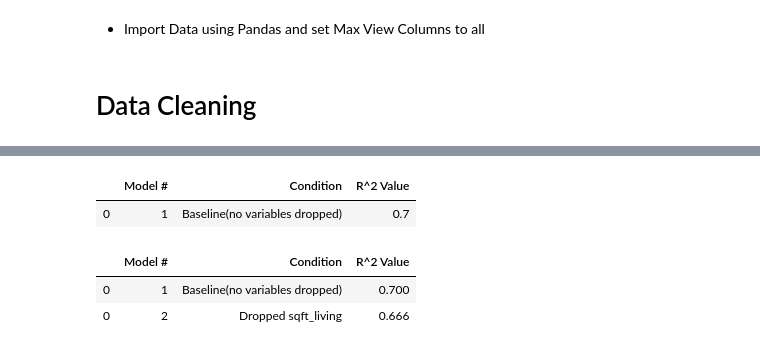
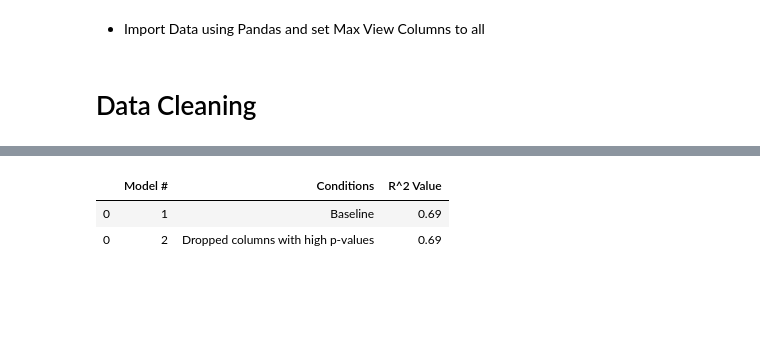
Before and after one commit to will4865/Predicting-Real-Estate-Prices, a Jupyter notebook: student.ipynb, the cells around one changed output, grey strips where cells are left out. Drawn from its saved outputs; the diff is of its cells as text; code cells hidden in the pictures; blank space fills up the shorter version.

```diff
--- a/student.ipynb
+++ b/student.ipynb
@@ -142,3 +165,9 @@ Warnings:
 [1] Standard Errors assume that the covariance matrix of the errors is correctly specified.
 [2] The condition number is large, 2.15e+08. This might indicate that there are
 strong multicollinearity or other numerical problems.
+# %%
+model_results_df = pd.DataFrame()
+# %%
+result1 = pd.DataFrame({'Model #': 1, 'Conditions':'Baseline','R^2 Value':.69}, index = range(1))
+model_results_df=model_results_df.append(result1)
+model_results_df
@@ -184,18 +223,9 @@ Warnings:
 strong multicollinearity or other numerical problems.
-# %%
-model_results_df = pd.DataFrame(columns=['Model #','Condition','R^2 Value'])
-results1=pd.DataFrame({'Model #': 1,'Condition': 'Baseline(no variables dropped)','R^2 Value':.7},index=range(1))
-results1
-# %% [output]
-|  | Model # | Condition | R^2 Value |
-| 0 | 1 | Baseline(no variables dropped) | 0.7 |
-# %%
-model_results_df=model_results_df.append(results1)
 # %%
-results2=pd.DataFrame({'Model #': 2,'Condition': 'Dropped sqft_living','R^2 Value':.666},index=range(1))
-model_results_df = model_results_df.append(results2)
+result2 = pd.DataFrame({'Model #': 2, 'Conditions':'Dropped columns with high p-values','R^2 Value':.69}, index = range(1))
+model_results_df=model_results_df.append(result2)
 model_results_df
 # %% [output]
-|  | Model # | Condition | R^2 Value |
-| 0 | 1 | Baseline(no variables dropped) | 0.700 |
-| 0 | 2 | Dropped sqft_living | 0.666 |
+|  | Model # | Conditions | R^2 Value |
+| 0 | 1 | Baseline | 0.69 |
+| 0 | 2 | Dropped columns with high p-values | 0.69 |
```
Also changed, not shown: parts of 43 cells of this notebook.
